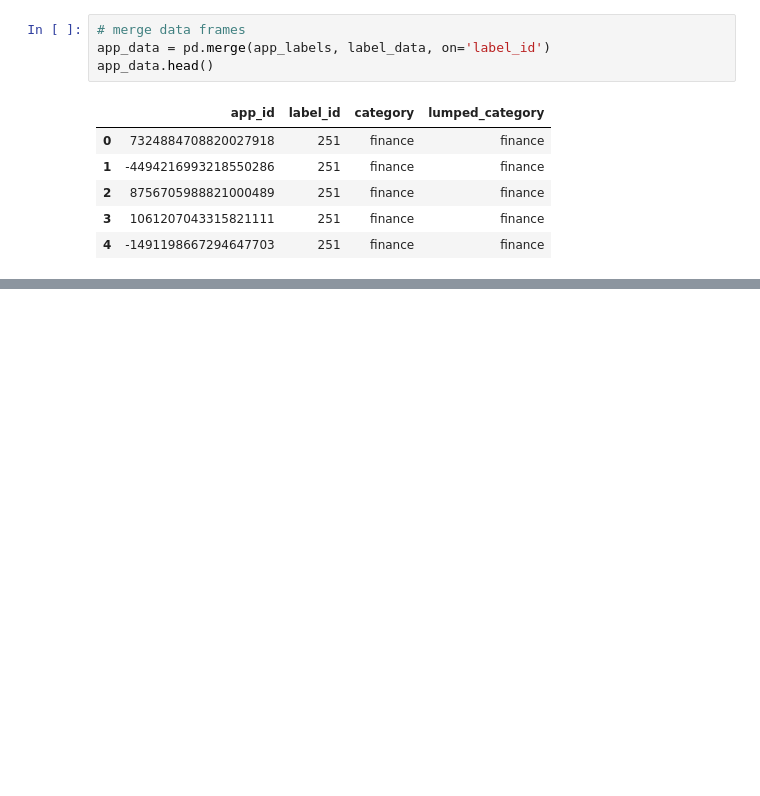
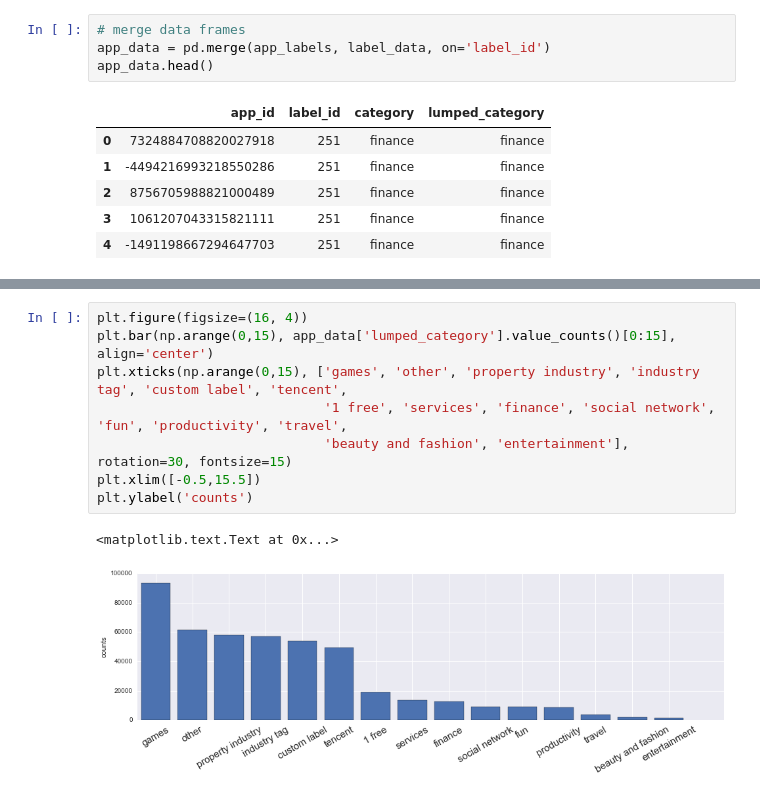
Before and after one commit to kyu0110-zz/TalkingData, a Jupyter notebook: exploratory_data_analysis.ipynb, the cells around one changed output, grey strips where cells are left out. Cells and saved outputs as stored; diff of their text form; blank space fills up the shorter version.

```diff
--- a/exploratory_data_analysis.ipynb
+++ b/exploratory_data_analysis.ipynb
@@ -502 +537,12 @@ psychology                      1
 Name: lumped_category, dtype: int64
+# %%
+plt.figure(figsize=(16, 4))
+plt.bar(np.arange(0,15), app_data['lumped_category'].value_counts()[0:15], align='center')
+plt.xticks(np.arange(0,15), ['games', 'other', 'property industry', 'industry tag', 'custom label', 'tencent',
+                             '1 free', 'services', 'finance', 'social network', 'fun', 'productivity', 'travel',
+                             'beauty and fashion', 'entertainment'], rotation=30, fontsize=15)
+plt.xlim([-0.5,15.5])
+plt.ylabel('counts')
+# %% [output]
+<matplotlib.text.Text at 0x...>
+[figure, added]
```
Also changed, not shown: parts of 10 cells of this notebook.
